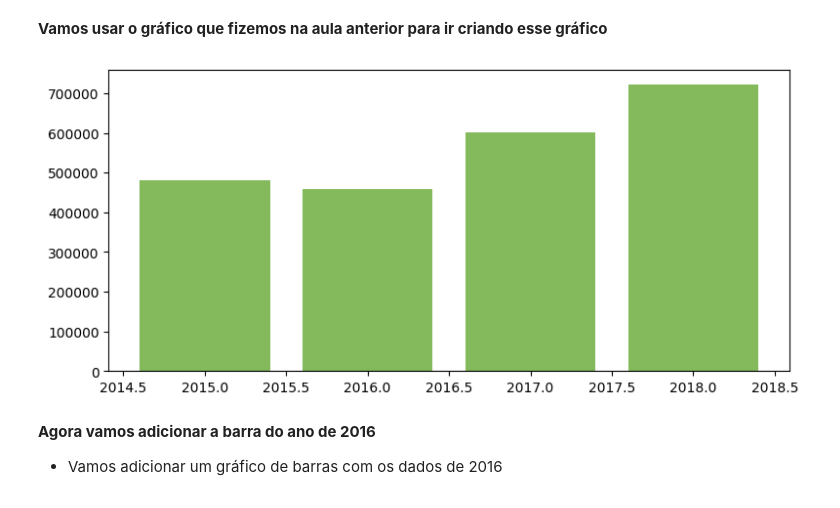
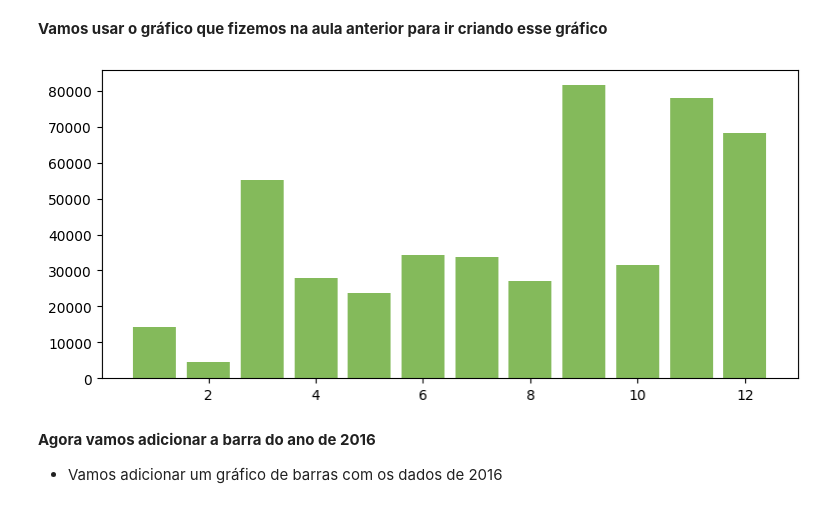
Before and after one commit to PauloViniciusR/PROJ_apresentacao_executiva, a Jupyter notebook: index.ipynb, the cells around one changed output. Saved outputs shown, nothing was run; the diff lists cells and outputs as text; code cells hidden in the pictures.

```diff
--- a/index.ipynb
+++ b/index.ipynb
@@ -383,18 +405,19 @@ soma_mes.head()
 # %% [markdown]
 **Vamos usar o gráfico que fizemos na aula anterior para ir criando esse gráfico**
 # %%
-# Criando o gráfico de mês com o matplotlib
-fig,ax = plt.subplots(
-            figsize = (9,4) # Tamanho da figura
-        )
+fig, ax = plt.subplots(figsize=(9, 4))
 
-ax.bar(soma_ano.index,soma_ano.values,
-       color="#84ba5b" # Cor das barras
-      )
+filtro_2015 = soma_mes[soma_mes["Ano"] == 2015]
+
+ax.bar(
+    filtro_2015["Mes"].values,
+    filtro_2015["Sales"].values,
+    color="#84ba5b"
+)
 
 plt.show()
 # %% [output]
-[figure, old version]
+[figure, new version]
 # %% [markdown]
 **Agora vamos adicionar a barra do ano de 2016**
 - Vamos adicionar um gráfico de barras com os dados de 2016
```
Also changed, not shown: parts of 11 cells of this notebook.
